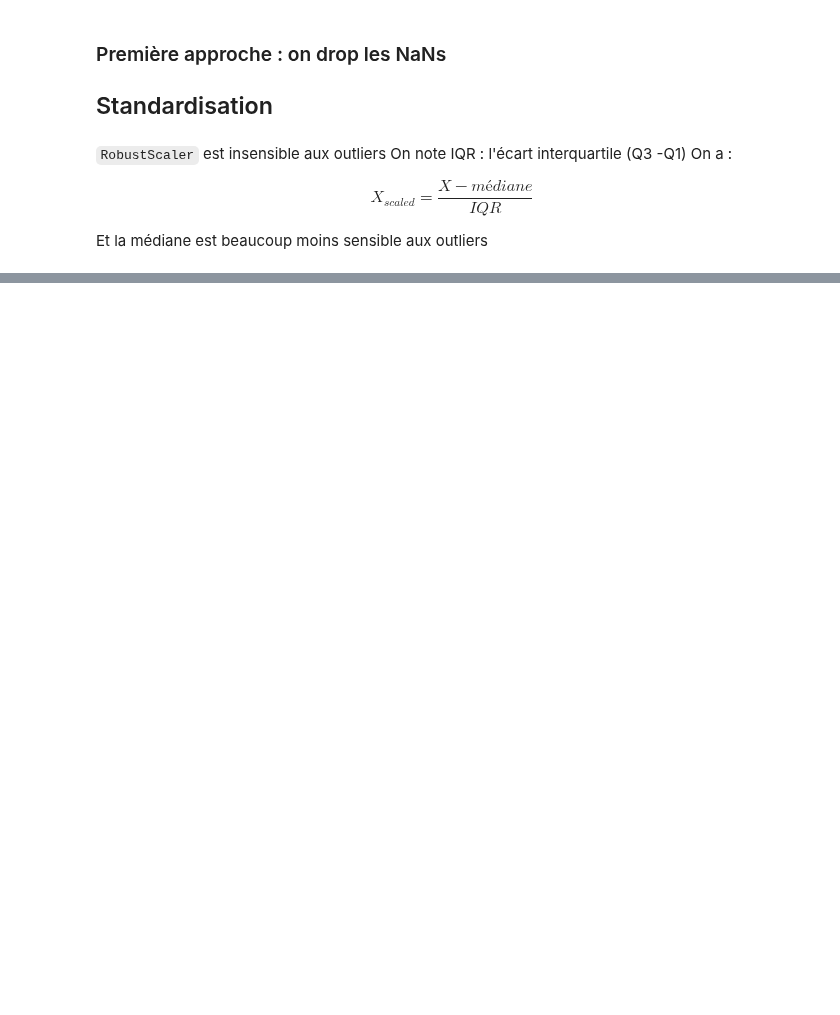
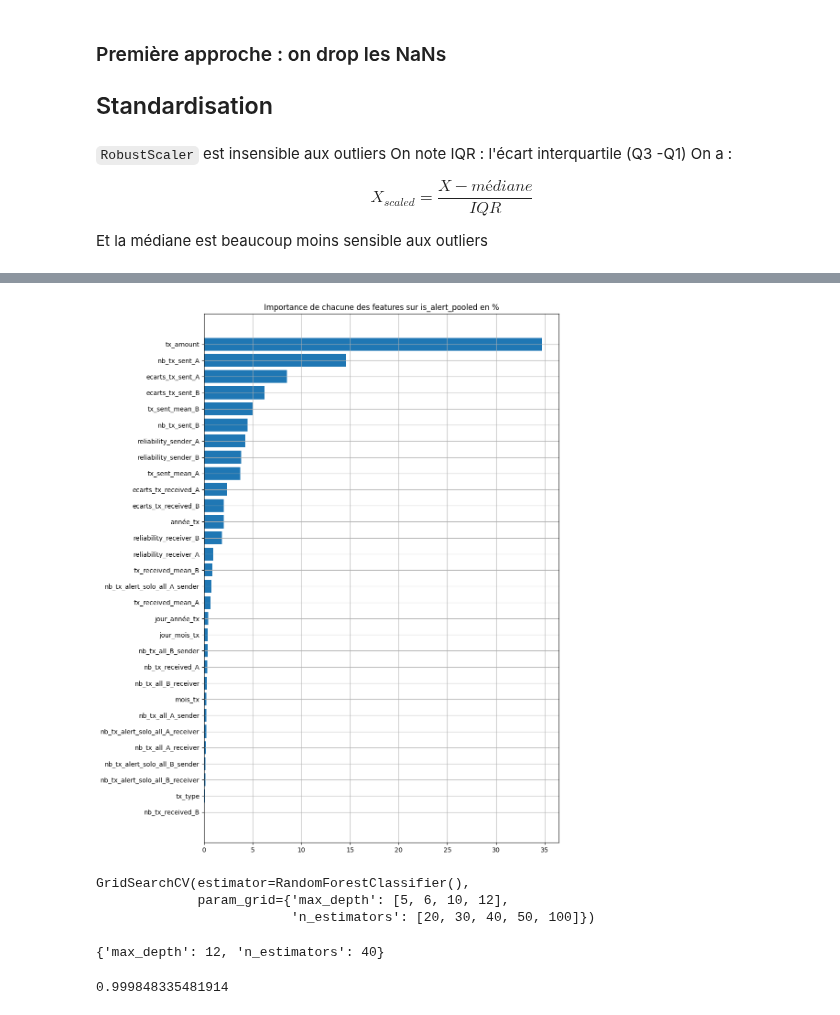
Before and after one commit to CorentinPernot/Statapp, a Jupyter notebook: Notebook/Base_clients_enrichissements.ipynb, the cells around one changed output, grey strips where cells are left out. Drawn from its saved outputs; the diff is of its cells as text; code cells hidden in the pictures; blank space fills up the shorter version.

```diff
--- a/Notebook/Base_clients_enrichissements.ipynb
+++ b/Notebook/Base_clients_enrichissements.ipynb
@@ -521,7 +525,7 @@ y= df_4['is_alert_pooled']
 
 X_train, X_test, y_train, y_test = train_test_split(X,y, test_size=0.1 )
 
-#X_t=X_train.copy() #on utilisera cela plus tard pour l'importance des coefficients (X_t ne sera pas standardisé contrairement à X_train)
+X_t=X_train.copy() #on utilisera cela plus tard pour l'importance des coefficients (X_t ne sera pas standardisé contrairement à X_train)
 # %%
 scaler=RobustScaler()
 
@@ -559,0 +577,16 @@ Please also refer to the documentation for alternative solver options:
+# %%
+#RFClassifier
+importances = model.feature_importances_
+
+indices = np.argsort(importances)
+
+
+fig, ax = plt.subplots(figsize=(10,15))
+ax.barh(range(len(importances)), importances[indices]*100)
+ax.set_yticks(range(len(importances)), colors='royalblue')
+_ = ax.set_yticklabels(np.array(X_t.columns)[indices])
+plt.grid()
+plt.title("Importance de chacune des features sur is_alert_pooled en %")
+plt.show()
+# %% [output]
+[figure, added]
@@ -559,0 +595,22 @@ Please also refer to the documentation for alternative solver options:
+# %%
+parameters = {
+    'n_estimators': [ 20, 30,40,50,100],
+    'max_depth': [5,6,10,12],
+}
+regr = RandomForestClassifier()
+
+grid = GridSearchCV(regr, parameters)
+grid.fit(X_train, y_train)
+# %% [output]
+GridSearchCV(estimator=RandomForestClassifier(),
+             param_grid={'max_depth': [5, 6, 10, 12],
+                         'n_estimators': [20, 30, 40, 50, 100]})
+# %%
+grid.best_params_
+# %% [output]
+{'max_depth': 12, 'n_estimators': 40}
+# %%
+model=grid.best_estimator_
+model.score(X_test, y_test)
+# %% [output]
+0.999848335481914
```
Also changed, not shown: parts of 13 cells of this notebook.
